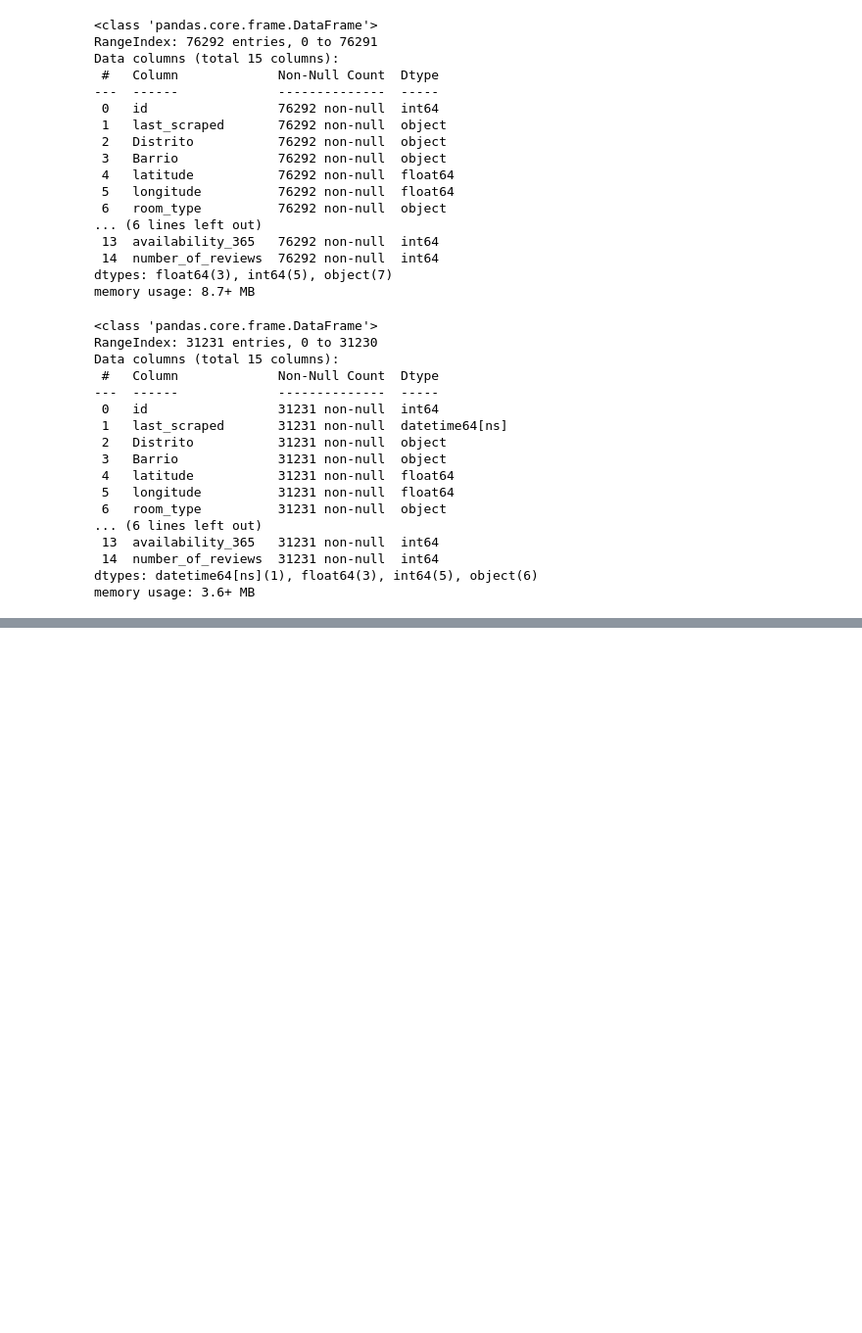
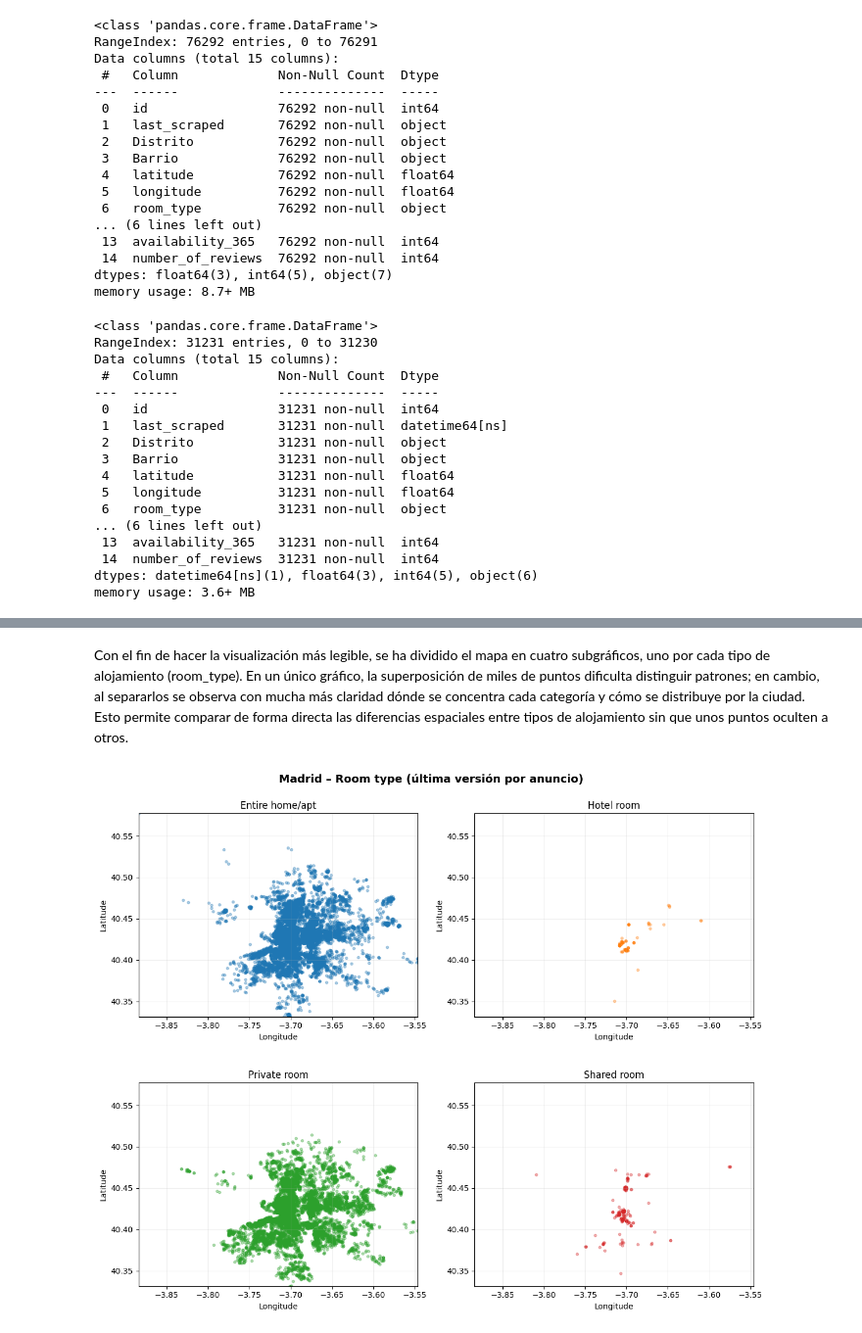
Before and after one commit to JavierPasAg/EDA_Tematica_del_proyecto, a Jupyter notebook: Main2.0.ipynb, the cells around one changed output, grey strips where cells are left out. Shown at 98% size. Cells and saved outputs as stored; diff of their text form; code cells hidden in the pictures; blank space fills up the shorter version.

```diff
--- a/Main2.0.ipynb
+++ b/Main2.0.ipynb
@@ -179,0 +226,39 @@ memory usage: 3.6+ MB
+# %% [markdown]
+Con el fin de hacer la visualización más legible, se ha dividido el mapa en cuatro subgráficos, uno por cada tipo de alojamiento (room_type). En un único gráfico, la superposición de miles de puntos dificulta distinguir patrones; en cambio, al separarlos se observa con mucha más claridad dónde se concentra cada categoría y cómo se distribuye por la ciudad. Esto permite comparar de forma directa las diferencias espaciales entre tipos de alojamiento sin que unos puntos oculten a otros.
+# %%
+def subplots_room_type_same_colors(df, title="Madrid - Distribución por tipo de habitación"):
+    df_plot = df.dropna(subset=["latitude", "longitude", "room_type"]).copy()
+
+    color_map = {
+        "Entire home/apt": "C0",
+        "Hotel room": "C1",
+        "Private room": "C2",
+        "Shared room": "C3"
+    }
+
+    room_order = ["Entire home/apt", "Hotel room", "Private room", "Shared room"]
+
+    fig, axes = plt.subplots(2, 2, figsize=(12, 10))
+    axes = axes.ravel()
+
+    x_min, x_max = df_plot["longitude"].min(), df_plot["longitude"].max()
+    y_min, y_max = df_plot["latitude"].min(), df_plot["latitude"].max()
+
+    for ax, rt in zip(axes, room_order):
+        g = df_plot[df_plot["room_type"] == rt]
+        ax.scatter(g["longitude"], g["latitude"], s=10, alpha=0.35, color=color_map[rt])
+        ax.set_title(rt)
+        ax.set_xlabel("Longitude")
+        ax.set_ylabel("Latitude")
+        ax.set_xlim(x_min, x_max)
+        ax.set_ylim(y_min, y_max)
+        ax.grid(True, alpha=0.2)
+        ax.set_aspect("equal", adjustable="box")
+
+    fig.suptitle(title, fontsize=14, fontweight="bold")
+    plt.tight_layout()
+    plt.show()
+# %%
+subplots_room_type_same_colors(df_all2, title="Madrid - Room type (última versión por anuncio)")
+# %% [output]
+[figure, added]
```
Also changed, not shown: parts of 16 cells of this notebook.
